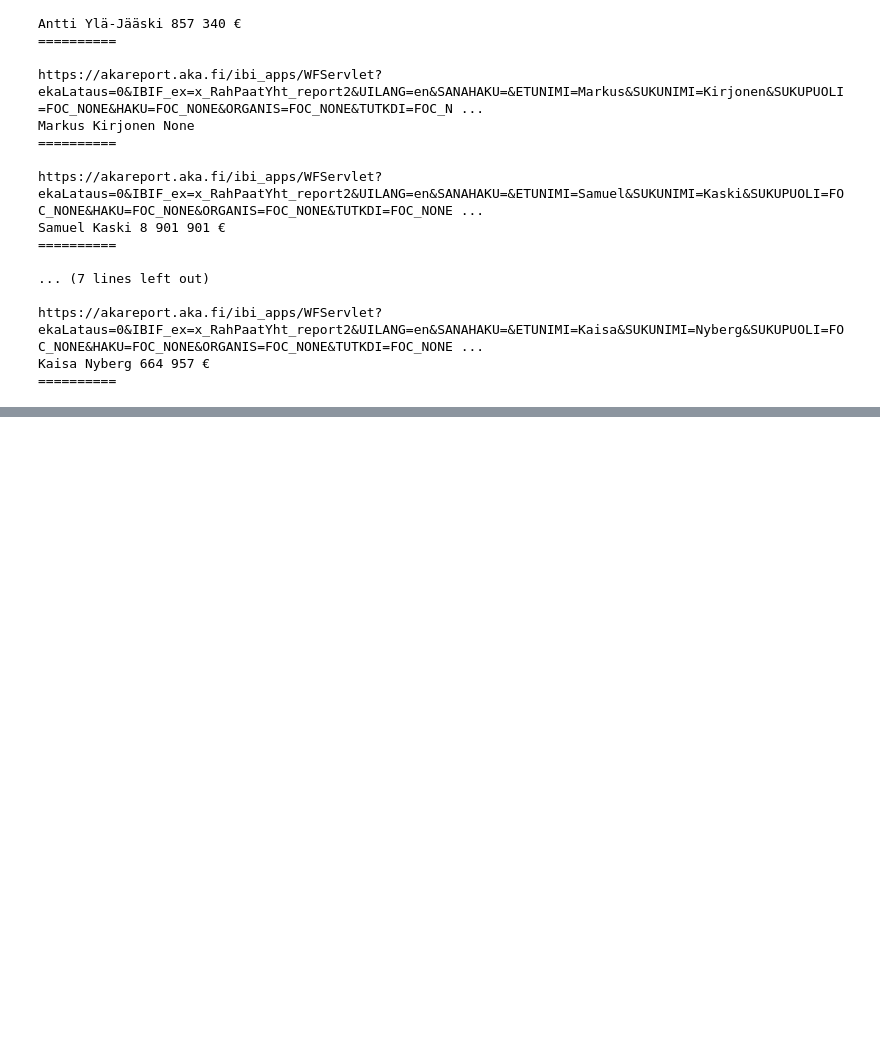
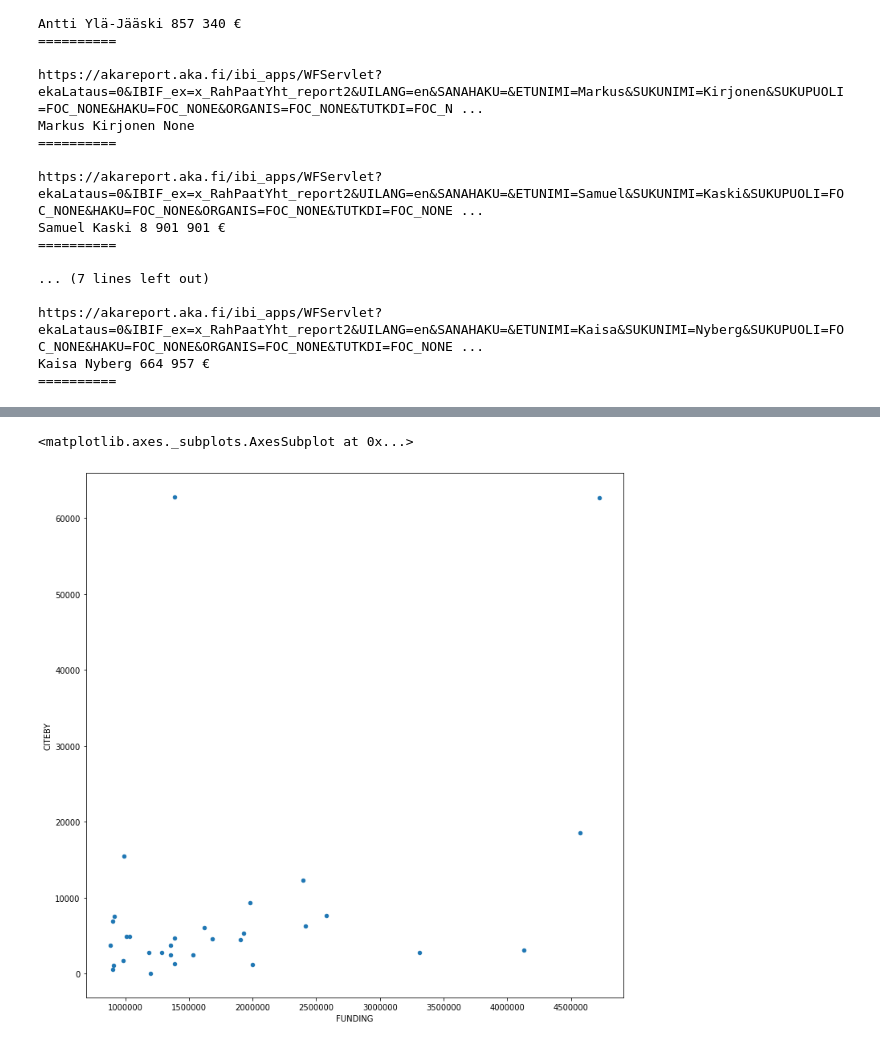
Before and after one commit to coandrei/jupyter_notebooks, a Jupyter notebook: miscellaneous/aka_rahoitus.ipynb, the cells around one changed output, grey strips where cells are left out. Drawn from its saved outputs; the diff is of its cells as text; code cells hidden in the pictures; blank space fills up the shorter version.

Commit message:
update notebook
Add search by the Computer science research field
Scatter plot total funding vs. google citations for a list of researchers

```diff
--- a/miscellaneous/aka_rahoitus.ipynb
+++ b/miscellaneous/aka_rahoitus.ipynb
@@ -103,0 +211,37 @@ Kaisa Nyberg 664 957 €
+# %%
+from scholarly import scholarly
+
+def get_google_citations(researchers):
+    # container to hold citations
+    citeby = np.array([np.nan] * researchers.shape[0])
+
+    # loop over the series
+    for i, name in enumerate(researchers):
+        author = name.split(',')[::-1]
+        author = ' '.join(author).strip()
+        # citations are unknown
+        citations = citeby[i]
+        try:
+            # search for this author
+            data = next(scholarly.search_author(author))
+
+            # if indeed this author, update citations
+            if data.name == author:
+                citations = data.citedby
+
+            else:
+                continue
+        except:
+            continue
+
+        # update list
+        citeby[i] = citations
+
+    return citeby
+# %%
+# number of citations on google scholar
+import time
+t0 = time.time()
+citeby = get_google_citations(researchers.index.values[:50])
+t = time.time()
+print(t-t0)
@@ -103,0 +255,4 @@ Kaisa Nyberg 664 957 €
+# %%
+B = researchers.reset_index()
+B['CITEBY'] = pd.Series(citeby)
+B
@@ -103,0 +273,7 @@ Kaisa Nyberg 664 957 €
+# %%
+# the scatter plot
+fig, ax = plt.subplots(figsize=(12,12))
+B.plot(ax=ax, kind='scatter', x='FUNDING', y='CITEBY')
+# %% [output]
+<matplotlib.axes._subplots.AxesSubplot at 0x...>
+[figure, added]
```
Also changed, not shown: parts of 21 cells of this notebook.
